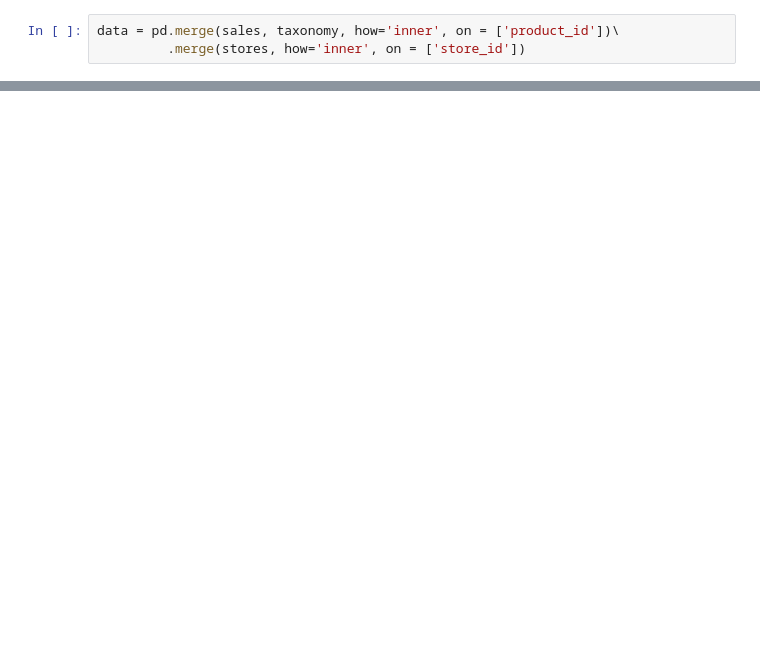
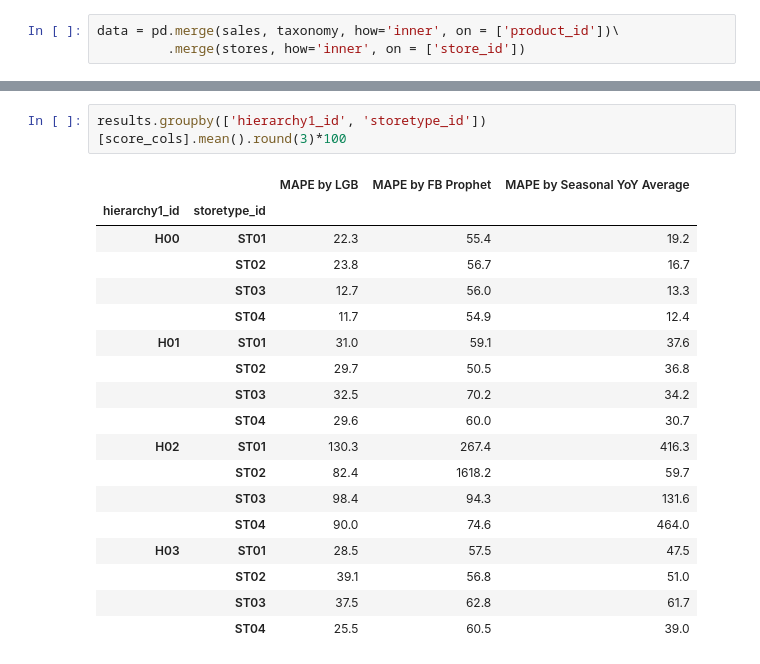
Before and after one commit to paveltr/time-series-frcst, a Jupyter notebook: src/ML Evaluation.ipynb, the cells around one changed output, grey strips where cells are left out. Cells and saved outputs as stored; diff of their text form; blank space fills up the shorter version.

```diff
--- a/src/ML Evaluation.ipynb
+++ b/src/ML Evaluation.ipynb
@@ -74,0 +130,21 @@ KeyError: 'week'
+# %%
+results.groupby(['hierarchy1_id', 'storetype_id'])[score_cols].mean().round(3)*100
+# %% [output]
+|  |  | MAPE by LGB | MAPE by FB Prophet | MAPE by Seasonal YoY Average |
+| hierarchy1_id | storetype_id |  |  |  |
+| H00 | ST01 | 22.3 | 55.4 | 19.2 |
+|  | ST02 | 23.8 | 56.7 | 16.7 |
+|  | ST03 | 12.7 | 56.0 | 13.3 |
+|  | ST04 | 11.7 | 54.9 | 12.4 |
+| H01 | ST01 | 31.0 | 59.1 | 37.6 |
+|  | ST02 | 29.7 | 50.5 | 36.8 |
+|  | ST03 | 32.5 | 70.2 | 34.2 |
+|  | ST04 | 29.6 | 60.0 | 30.7 |
+| H02 | ST01 | 130.3 | 267.4 | 416.3 |
+|  | ST02 | 82.4 | 1618.2 | 59.7 |
+|  | ST03 | 98.4 | 94.3 | 131.6 |
+|  | ST04 | 90.0 | 74.6 | 464.0 |
+| H03 | ST01 | 28.5 | 57.5 | 47.5 |
+|  | ST02 | 39.1 | 56.8 | 51.0 |
+|  | ST03 | 37.5 | 62.8 | 61.7 |
+|  | ST04 | 25.5 | 60.5 | 39.0 |
```
Also changed, not shown: parts of 20 cells of this notebook, 11 other files.
